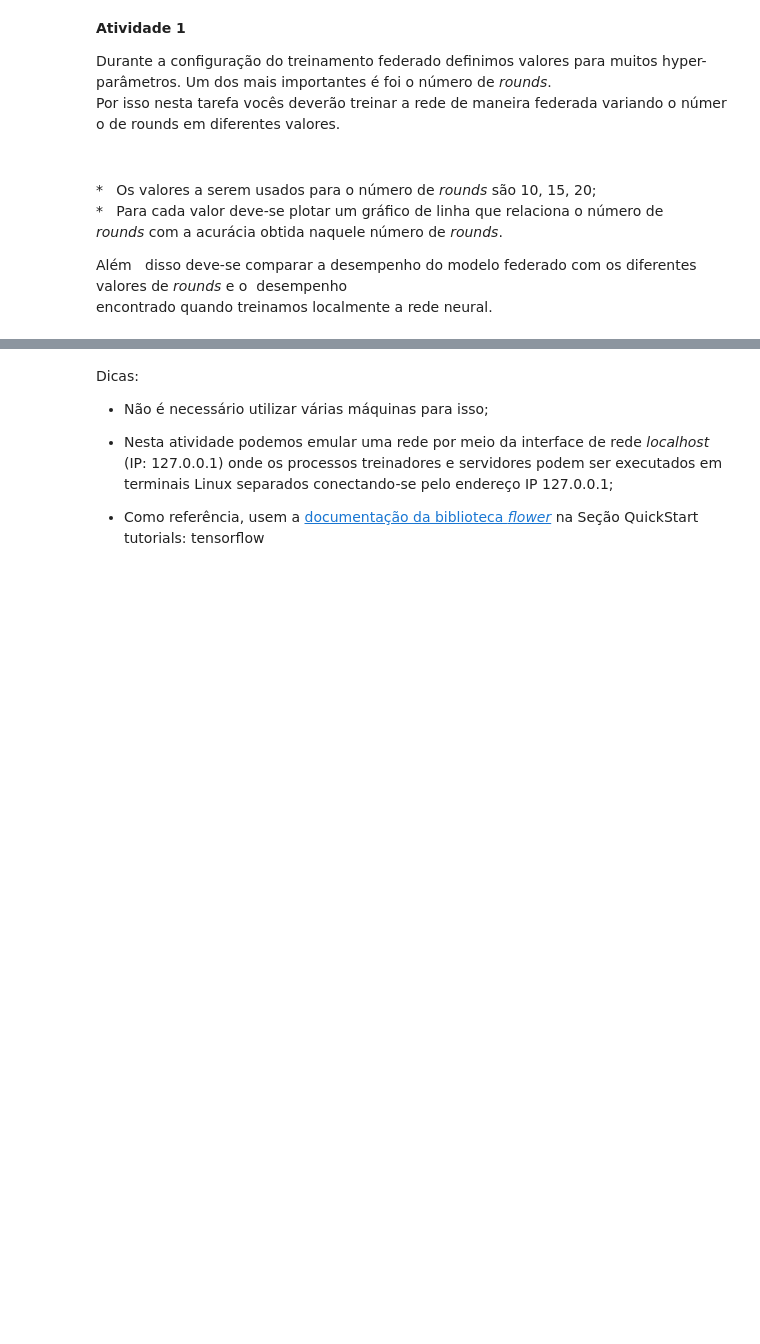
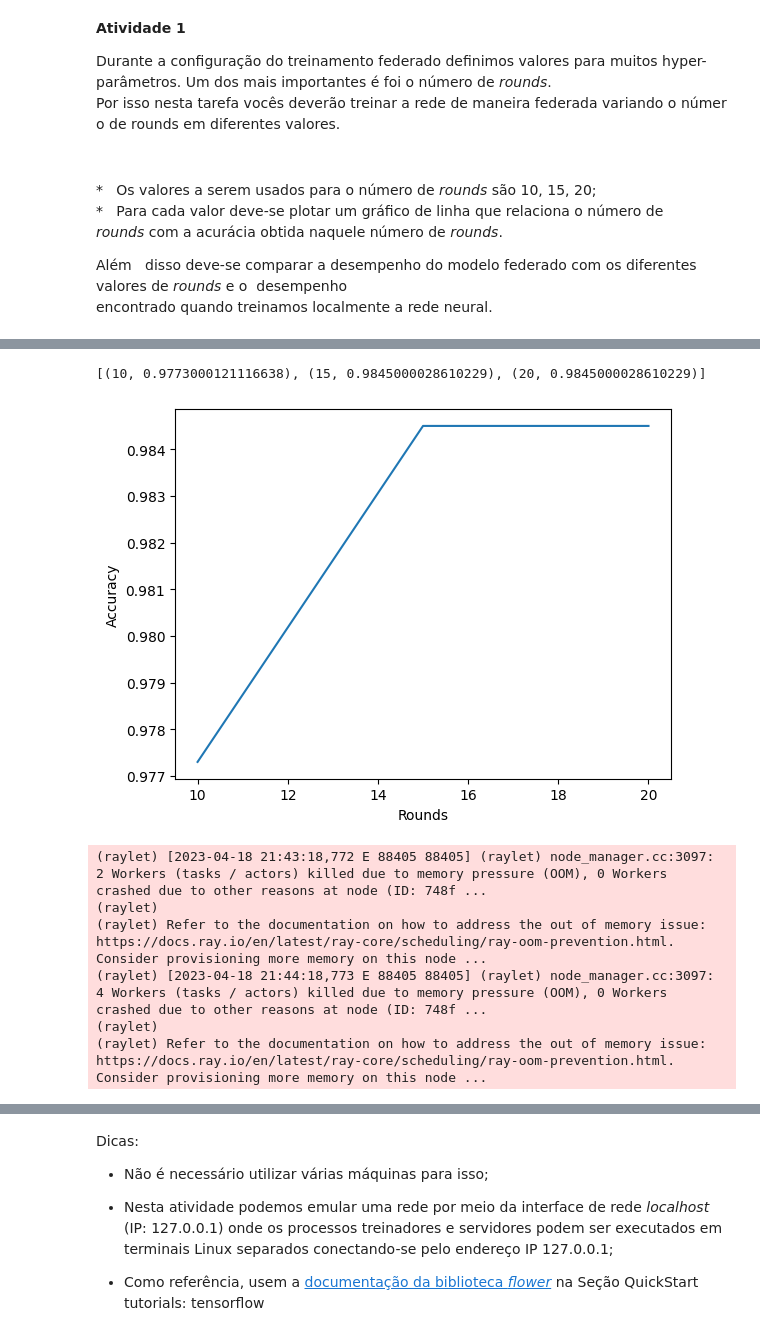
Before and after one commit to Henriquelay/distsystems-labs, a Jupyter notebook: lab2-aprendizado-federado/Lab_2_Aprendizado_Federado.ipynb, the cells around one changed output, grey strips where cells are left out. Saved outputs shown, nothing was run; the diff lists cells and outputs as text; code cells hidden in the pictures; blank space fills up the shorter version.

```diff
--- a/lab2-aprendizado-federado/Lab_2_Aprendizado_Federado.ipynb
+++ b/lab2-aprendizado-federado/Lab_2_Aprendizado_Federado.ipynb
@@ -402,16 +400,11 @@ Durante a configuração do treinamento federado definimos valores para
 
 Além   disso deve-se comparar a desempenho do modelo federado com os diferentes valores de *rounds* e o  desempenho encontrado quando treinamos localmente a rede neural.
 # %%
-rounds_to_check = range(10, 20, 5)
-
+rounds_to_check = range(10, 21, 5)
 history = fl.simulation.start_simulation(
     client_fn=client_fn_random,
     num_clients=num_clients,
     config=fl.server.ServerConfig(num_rounds=rounds_to_check[-1]),
     strategy=strategy
 )
-plt.plot(*zip(*history.metrics_distributed['accuracy']))
-plt.xlabel("Rounds")
-plt.ylabel("Accuracy")
-plt.show()
 # %% [output]
@@ -486,3 +479,23 @@ DEBUG flwr 2023-04-18 21:11:25,766 | server.py:165 | evaluate_round 3: strategy
+# %%
+# only keep accuracy indexes that are in rounds_to_check
+acc_to_plot = [
+    history.metrics_distributed['accuracy'][i-1] for i in rounds_to_check
+]
+print(acc_to_plot)
+plt.plot(*zip(*acc_to_plot))
+plt.title("Accuracy over rounds on simulated environment")
+plt.xlabel("Rounds")
+plt.ylabel("Accuracy")
+plt.show()
+# %% [output]
+[(10, 0.9773000121116638), (15, 0.9845000028610229), (20, 0.9845000028610229)]
+[figure, added]
+(raylet) [2023-04-18 21:43:18,772 E 88405 88405] (raylet) node_manager.cc:3097: 2 Workers (tasks / actors) killed due to memory pressure (OOM), 0 Workers crashed due to other reasons at node (ID: 748f ...
+(raylet)
+(raylet) Refer to the documentation on how to address the out of memory issue: https://docs.ray.io/en/latest/ray-core/scheduling/ray-oom-prevention.html. Consider provisioning more memory on this node ...
+(raylet) [2023-04-18 21:44:18,773 E 88405 88405] (raylet) node_manager.cc:3097: 4 Workers (tasks / actors) killed due to memory pressure (OOM), 0 Workers crashed due to other reasons at node (ID: 748f ...
+(raylet)
+(raylet) Refer to the documentation on how to address the out of memory issue: https://docs.ray.io/en/latest/ray-core/scheduling/ray-oom-prevention.html. Consider provisioning more memory on this node ...
 # %% [markdown]
 **Atividade 2**
 
```
Also changed, not shown: parts of 10 cells of this notebook, 2 other files.
